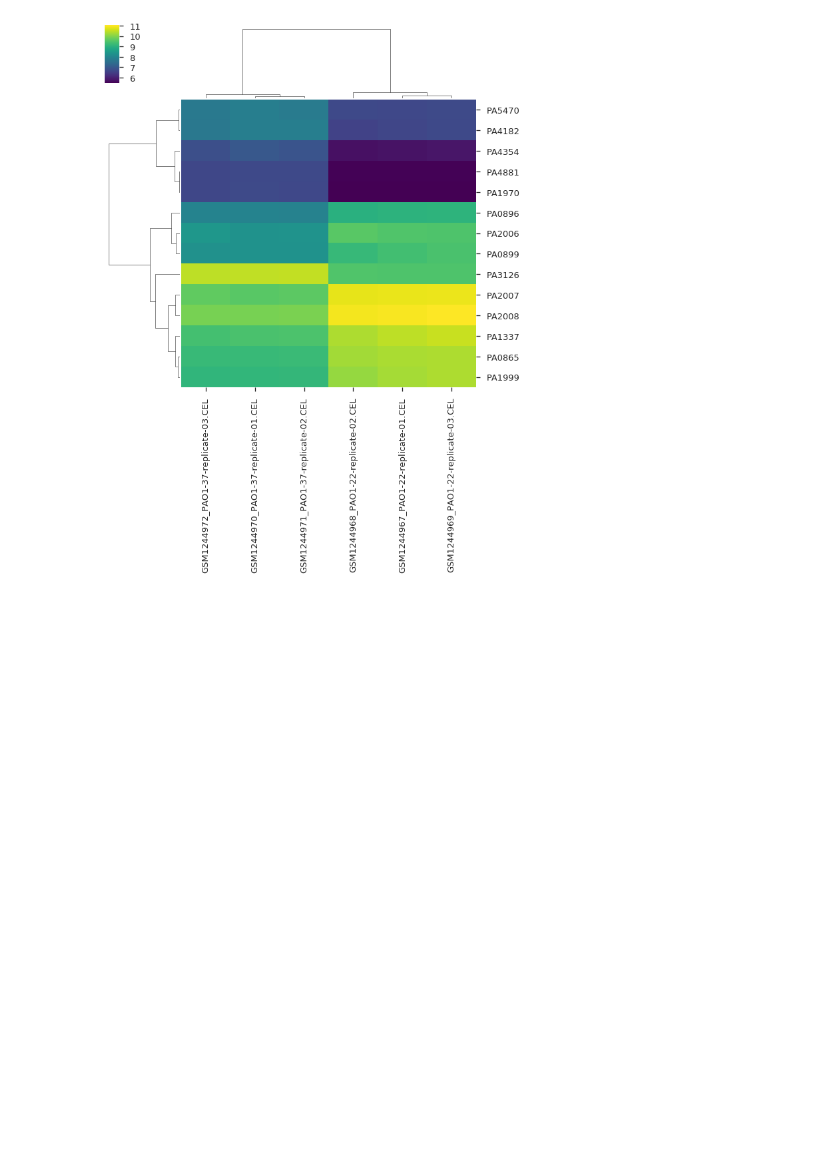
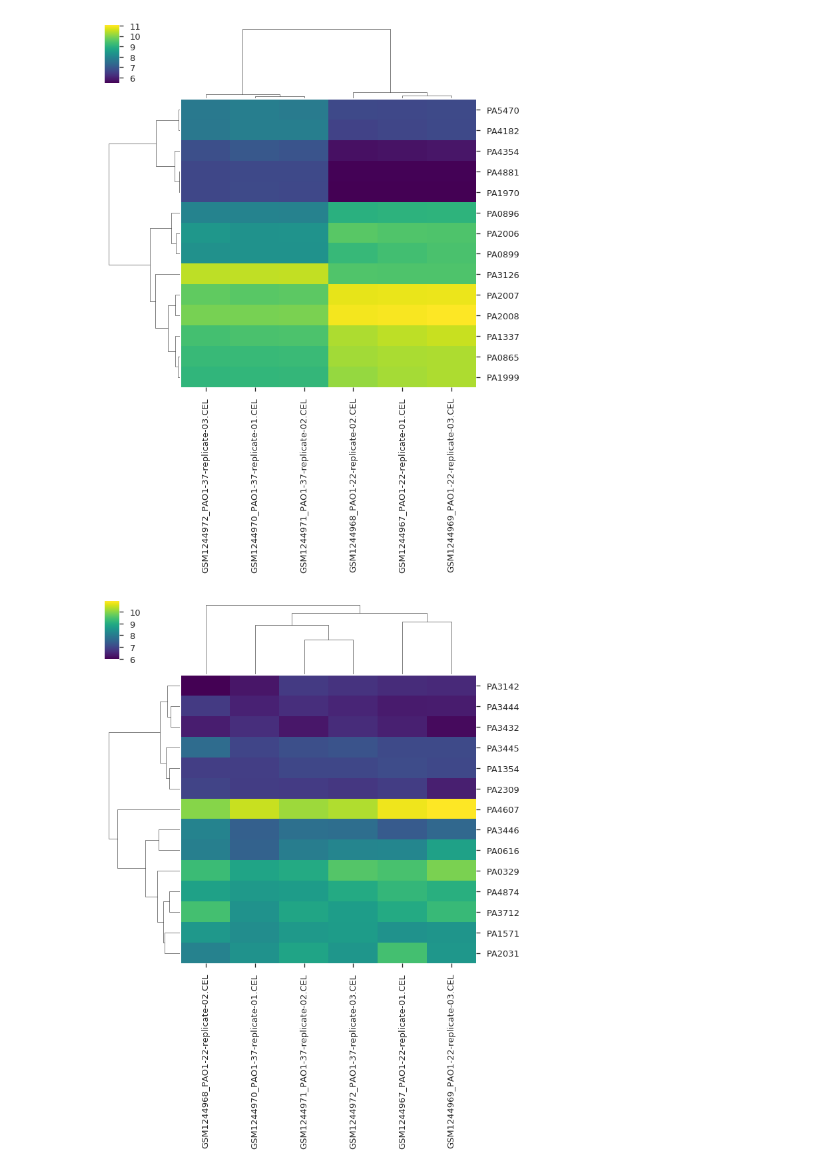
Before and after one commit to greenelab/simulate-expression-compendia, a Jupyter notebook: Differential_expression/heatmap_DEGs_original_vs_simulated.ipynb, the cells around one changed output. Cells and saved outputs as stored; diff of their text form; code cells hidden in the pictures; blank space fills up the shorter version.

Commit message:
update scripts after verifying results

```diff
--- a/Differential_expression/heatmap_DEGs_original_vs_simulated.ipynb
+++ b/Differential_expression/heatmap_DEGs_original_vs_simulated.ipynb
@@ -77,6 +90,12 @@ heatmap_simulated_file = os.path.join(
     "results",
     "DE_heatmap_simulated_"+experiment_id+"_example.png")
 
+heatmap_control_file = os.path.join(
+    base_dir,
+    "Pseudomonas",
+    "results",
+    "DE_heatmap_control_"+experiment_id+"_example.png")
+
 original_sign_DEG_file = os.path.join(
     base_dir,
     "Pseudomonas",
@@ -88,6 +107,12 @@ simulated_sign_DEG_file = os.path.join(
     "Pseudomonas",
     "results",
     "sign_DEG_simulated_"+experiment_id+"_example.txt")
+
+control_sign_DEG_file = os.path.join(
+    base_dir,
+    "Pseudomonas",
+    "results",
+    "sign_DEG_control_"+experiment_id+"_example.txt")
 # %%
 # Read data
 selected_original_data = pd.read_table(
@@ -189,3 +239,24 @@ sign_DEG_original.head(10)
 | PA1432 | 2.773000 | 9.649500 | 27.587966 | 3.079593e-10 | 2.018870e-07 | 14.223583 |
 | PA2939 | -2.783667 | 10.368167 | -27.258658 | 3.439175e-10 | 2.018870e-07 | 14.120936 |
 | PA0899 | -3.250000 | 8.995000 | -27.092334 | 3.638259e-10 | 2.018870e-07 | 14.068482 |
+# %%
+# Randomly-sampled-simulated experiment
+# Get DEGs to display in heatmap
+# Get the number of genes that adjusted p-value < 0.05 AND log2FC > 1
+
+sign_DEG_control = DE_stats_control_data[
+    (abs(DE_stats_control_data['logFC'])>1) & (DE_stats_control_data['adj.P.Val']<0.05)]
+print(sign_DEG_control.shape[0])
+
+if sign_DEG_control.shape[0] == 0:
+    # Reset data
+    sign_DEG_control = DE_stats_control_data
+
+    # Sort significant DEGs and select top 30 genes
+    sign_DEG_control.sort_values(by=['adj.P.Val'])
+    sign_DEG_control = sign_DEG_control.iloc[0:14,]
+
+sign_DEG_control.to_csv(
+        control_sign_DEG_file, float_format='%.3f', sep='\t')
+
+sign_DEG_control.head(10)
@@ -192,7 +276,8 @@ sign_DEG_original.head(10)
 # %%
 # Get gene ids for significant DEGs
+original_gene_ids = list(sign_DEG_original.index)
 sim_gene_ids = list(sign_DEG_simulated.index)
-original_gene_ids = list(sign_DEG_original.index)
+control_gene_ids = list(sign_DEG_control.index)
 # %%
 # Plot original data
 selected_original_DEG_data = selected_original_data[original_gene_ids]
@@ -208,3 +293,10 @@ f = sns.clustermap(selected_simulated_DEG_data.T, cmap="viridis")
 f.savefig(heatmap_simulated_file, dpi=500)
 # %% [output]
 [figure]
+# %%
+# Plot control
+selected_control_DEG_data = selected_control_data[control_gene_ids]
+f = sns.clustermap(selected_control_DEG_data.T, cmap="viridis")
+f.savefig(heatmap_control_file, dpi=500)
+# %% [output]
+[figure, added]
```
Also changed, not shown: parts of 6 cells of this notebook, 4 other files.
